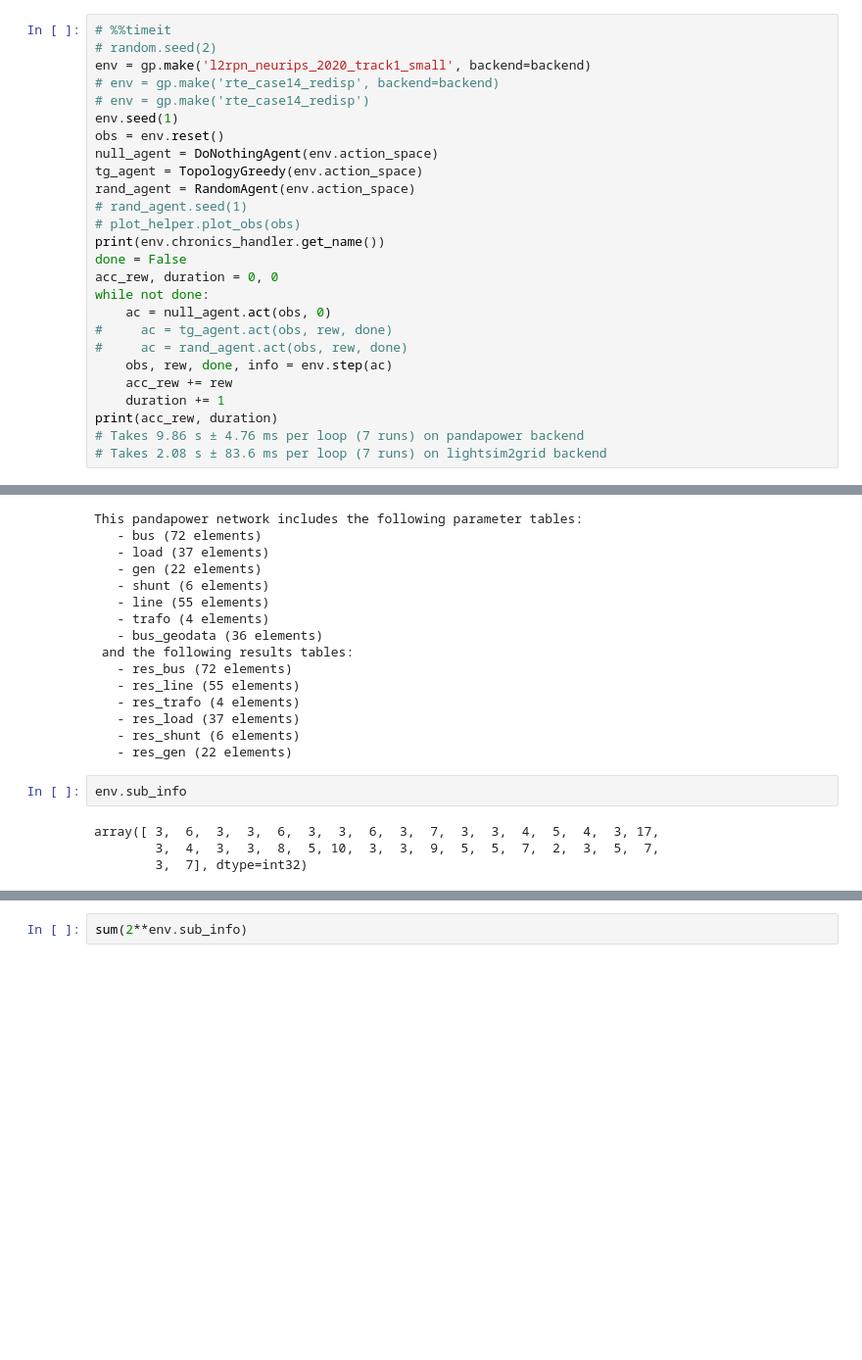
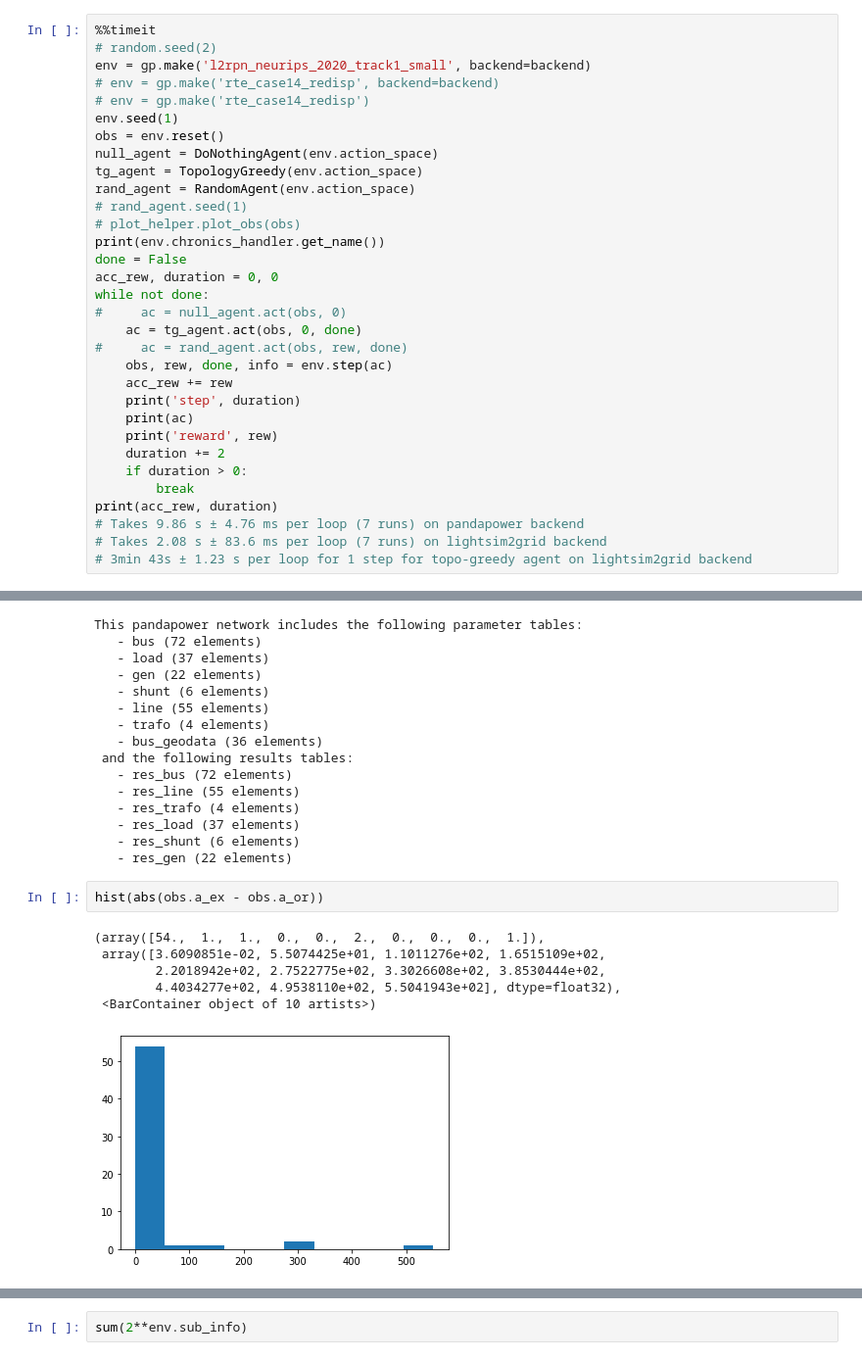
Before and after one commit to falcondai/alpha-grid, a Jupyter notebook: scripts/explore-dataset.ipynb, the cells around one changed output, grey strips where cells are left out. Shown at 98% size. Saved outputs shown, nothing was run; the diff lists cells and outputs as text; blank space fills up the shorter version.

```diff
--- a/scripts/explore-dataset.ipynb
+++ b/scripts/explore-dataset.ipynb
@@ -270,7 +256,7 @@ ylim(0)
 (0.0, 2.87272977768904)
 [figure]
 # %%
-# %%timeit
+%%timeit
 # random.seed(2)
 env = gp.make('l2rpn_neurips_2020_track1_small', backend=backend)
 # env = gp.make('rte_case14_redisp', backend=backend)
@@ -286,14 +272,20 @@ print(env.chronics_handler.get_name())
 done = False
 acc_rew, duration = 0, 0
 while not done:
-    ac = null_agent.act(obs, 0)
-#     ac = tg_agent.act(obs, rew, done)
+#     ac = null_agent.act(obs, 0)
+    ac = tg_agent.act(obs, 0, done)
 #     ac = rand_agent.act(obs, rew, done)
     obs, rew, done, info = env.step(ac)
     acc_rew += rew
-    duration += 1
+    print('step', duration)
+    print(ac)
+    print('reward', rew)
+    duration += 2
+    if duration > 0:
+        break
 print(acc_rew, duration)
 # Takes 9.86 s ± 4.76 ms per loop (7 runs) on pandapower backend
 # Takes 2.08 s ± 83.6 ms per loop (7 runs) on lightsim2grid backend
+# 3min 43s ± 1.23 s per loop for 1 step for topo-greedy agent on lightsim2grid backend
 # %% [output]
 Scenario_april_001
@@ -326,9 +333,12 @@ This pandapower network includes the following parameter tables:
    - res_load (37 elements)
    - res_shunt (6 elements)
    - res_gen (22 elements)
-# %%
-env.sub_info
-# %% [output]
-array([ 3,  6,  3,  3,  6,  3,  3,  6,  3,  7,  3,  3,  4,  5,  4,  3, 17,
-        3,  4,  3,  3,  8,  5, 10,  3,  3,  9,  5,  5,  7,  2,  3,  5,  7,
-        3,  7], dtype=int32)
+# %%
+hist(abs(obs.a_ex - obs.a_or))
+# %% [output]
+(array([54.,  1.,  1.,  0.,  0.,  2.,  0.,  0.,  0.,  1.]),
+ array([3.6090851e-02, 5.5074425e+01, 1.1011276e+02, 1.6515109e+02,
+        2.2018942e+02, 2.7522775e+02, 3.3026608e+02, 3.8530444e+02,
+        4.4034277e+02, 4.9538110e+02, 5.5041943e+02], dtype=float32),
+ <BarContainer object of 10 artists>)
+[figure, added]
```
Also changed, not shown: parts of 168 cells of this notebook, 6 other files.
